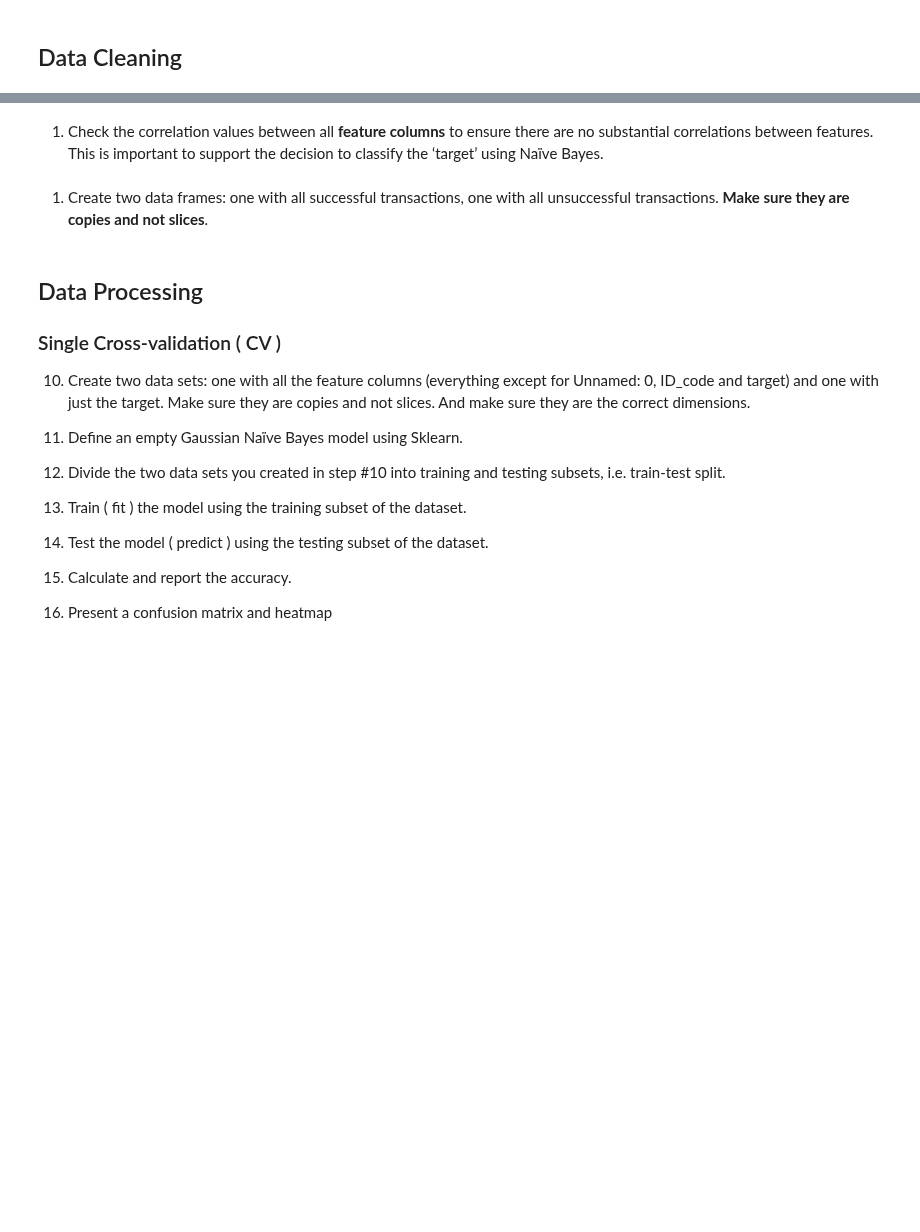
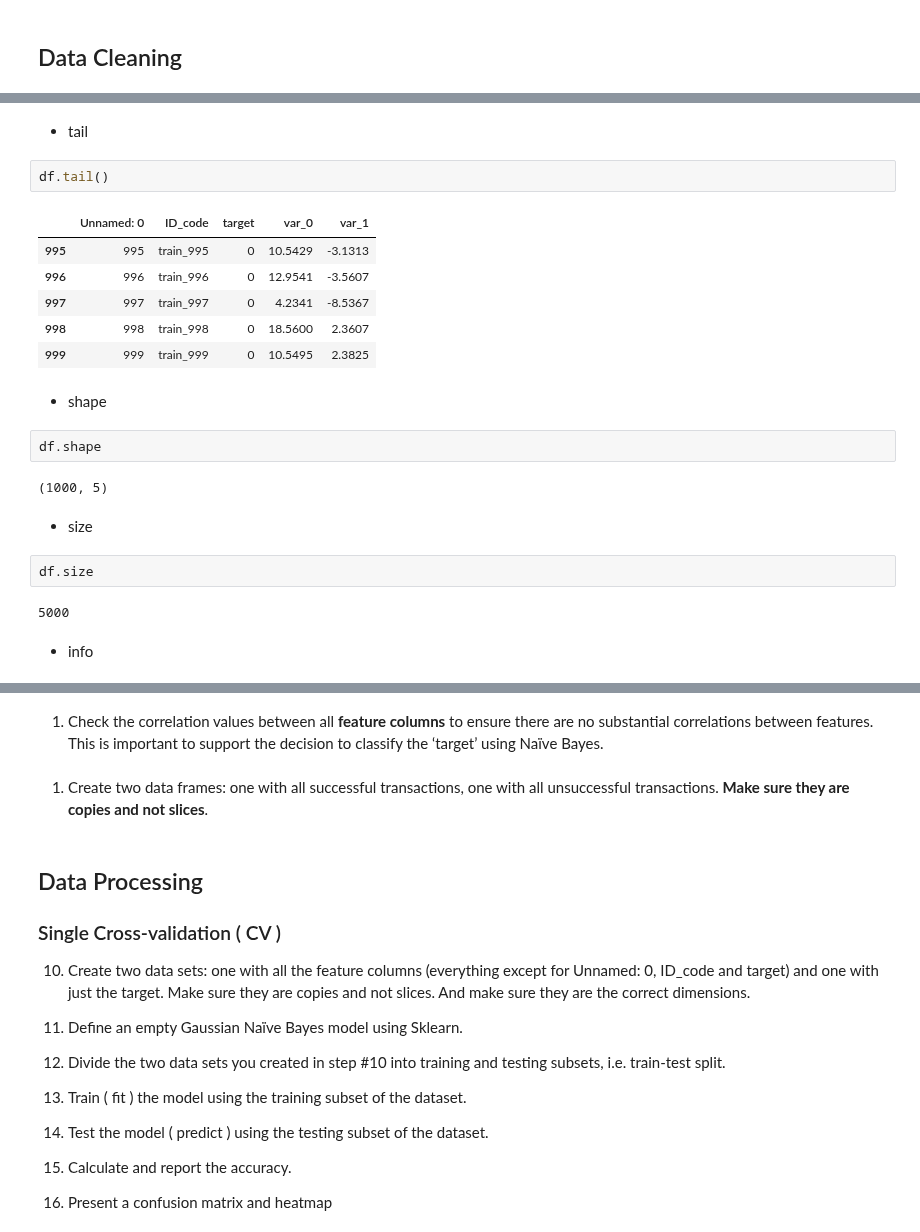
Before and after one commit to tanickell/Data-Science-Portfolio-C22, a Jupyter notebook: Modules/Module_1_Intro_to_DS_and_Naive_Bayes/Projects/Instructions/Project.1-Transactions/Project.1-Pass-01.ipynb, the cells around one changed output, grey strips where cells are left out. Drawn from its saved outputs; the diff is of its cells as text; blank space fills up the shorter version.

```diff
--- a/Modules/Module_1_Intro_to_DS_and_Naive_Bayes/Projects/Instructions/Project.1-Transactions/Project.1-Pass-01.ipynb
+++ b/Modules/Module_1_Intro_to_DS_and_Naive_Bayes/Projects/Instructions/Project.1-Transactions/Project.1-Pass-01.ipynb
@@ -37,0 +74,25 @@
+# %% [markdown]
+- tail
+# %%
+df.tail()
+# %% [output]
+|  | Unnamed: 0 | ID_code | target | var_0 | var_1 |
+| 995 | 995 | train_995 | 0 | 10.5429 | -3.1313 |
+| 996 | 996 | train_996 | 0 | 12.9541 | -3.5607 |
+| 997 | 997 | train_997 | 0 | 4.2341 | -8.5367 |
+| 998 | 998 | train_998 | 0 | 18.5600 | 2.3607 |
+| 999 | 999 | train_999 | 0 | 10.5495 | 2.3825 |
+# %% [markdown]
+- shape
+# %%
+df.shape
+# %% [output]
+(1000, 5)
+# %% [markdown]
+- size
+# %%
+df.size
+# %% [output]
+5000
+# %% [markdown]
+- info
```
Also changed, not shown: parts of 27 cells of this notebook.
